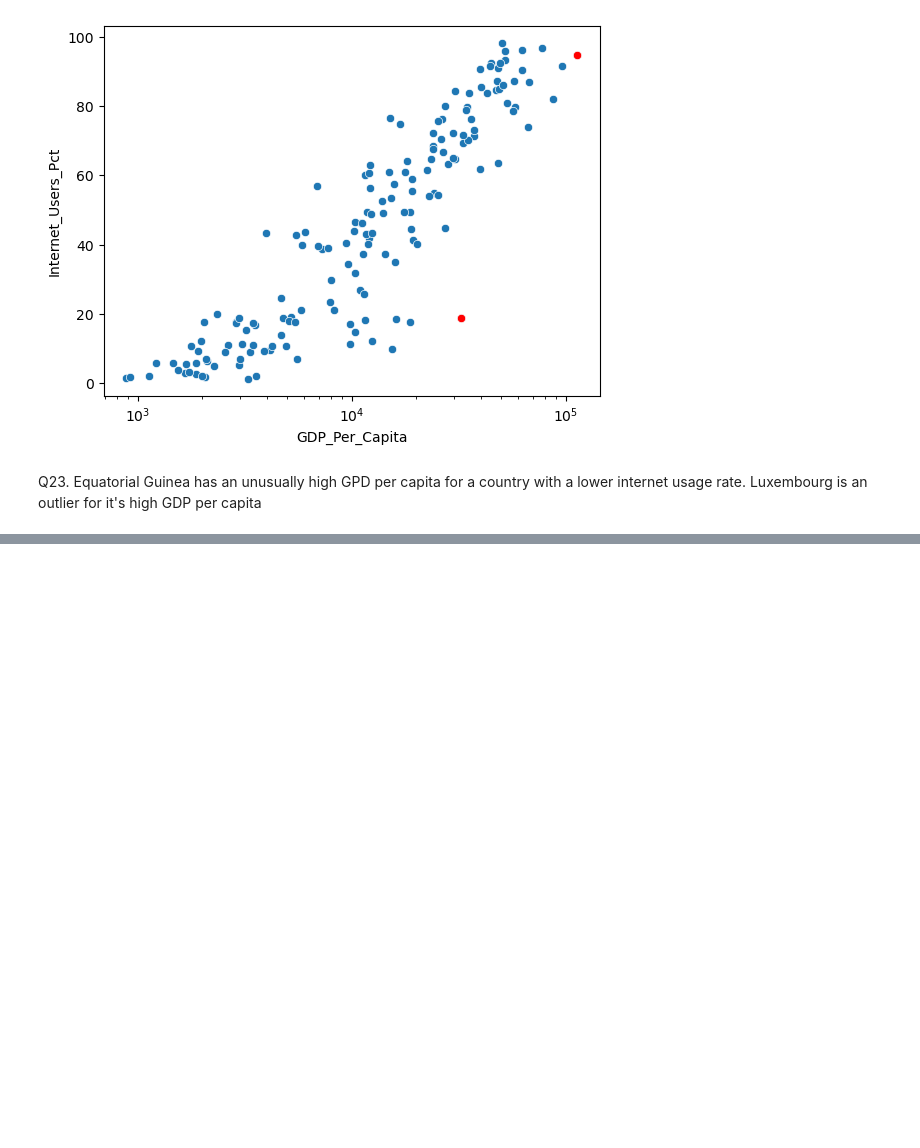
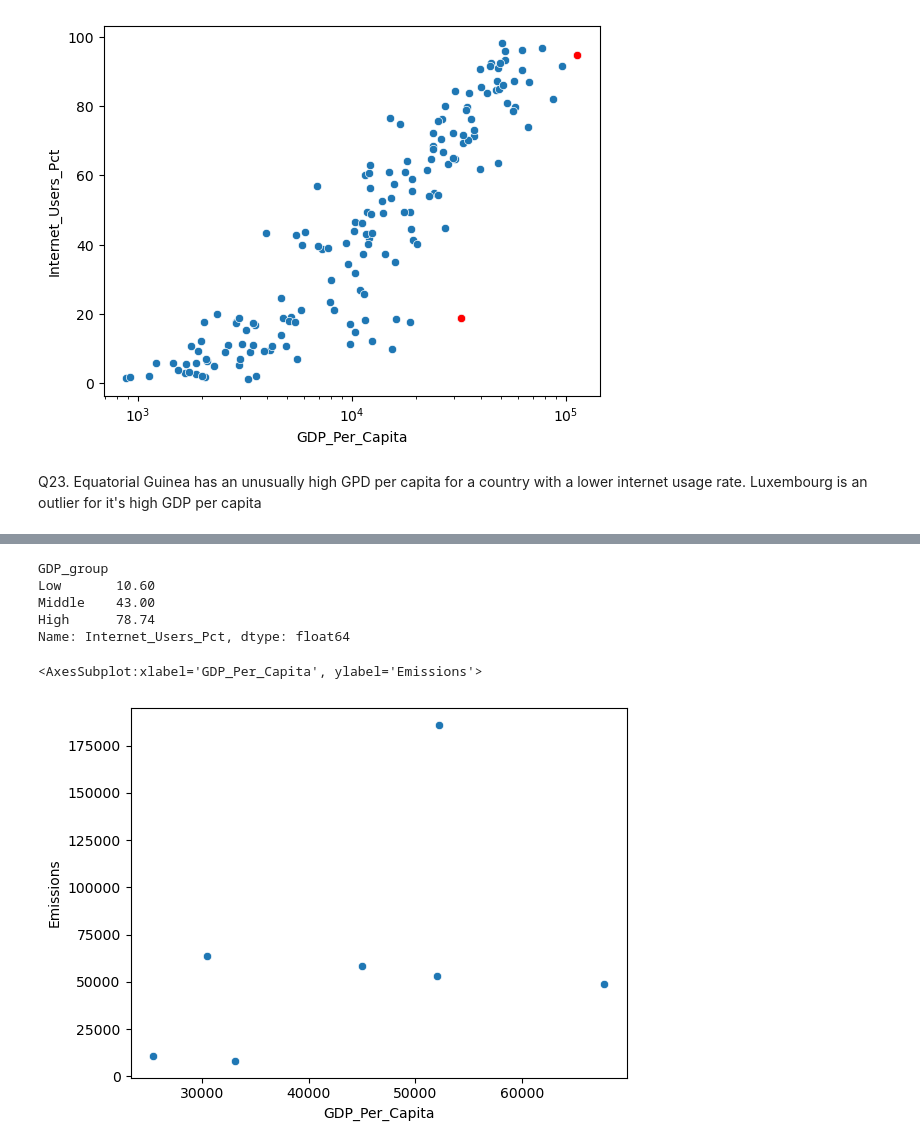
Before and after one commit to NSS-Data-Analytics-Cohort-8/gdp-and-internet-usage-jtbest, a Jupyter notebook: notebooks/un_project.ipynb, the cells around one changed output, grey strips where cells are left out. Saved outputs shown, nothing was run; the diff lists cells and outputs as text; code cells hidden in the pictures; blank space fills up the shorter version.

```diff
--- a/notebooks/un_project.ipynb
+++ b/notebooks/un_project.ipynb
@@ -637,0 +632,28 @@ Name: Internet_Users_Pct, dtype: float64
+# %%
+#Q25
+gdp_groups = combined_2014.groupby('GDP_group')
+medians = gdp_groups['Internet_Users_Pct'].median()
+print(medians)
+# %% [output]
+GDP_group
+Low       10.60
+Middle    43.00
+High      78.74
+Name: Internet_Users_Pct, dtype: float64
+# %%
+gas_df =  pd.read_csv('C:\\Users\\jtbes\\Downloads\\UNdata_Export_20230414_020413105\\UNdata_Export_20230414_020413105.csv')
+gas_df.rename(columns={'Country or Area': 'Country'}, inplace=True)
+gas_df.rename(columns={'Value': 'Emissions'}, inplace=True)
+
+bonus_df = pd.merge(gdp_and_internet_use, gas_df, on=['Country', 'Year'], how='left')
+# %%
+
+threshold = 1000000
+bonus_df_filtered = bonus_df[(bonus_df['Emissions'] < threshold)]
+
+
+sns.scatterplot(data=bonus_df_filtered[bonus_df_filtered['Year'] == 2014].dropna(), x='GDP_Per_Capita', y='Emissions')
+#BONUS: No correlation. Chose a boring dataset. whoops.
+# %% [output]
+<AxesSubplot:xlabel='GDP_Per_Capita', ylabel='Emissions'>
+[figure, added]
```
Also changed, not shown: parts of 22 cells of this notebook.
